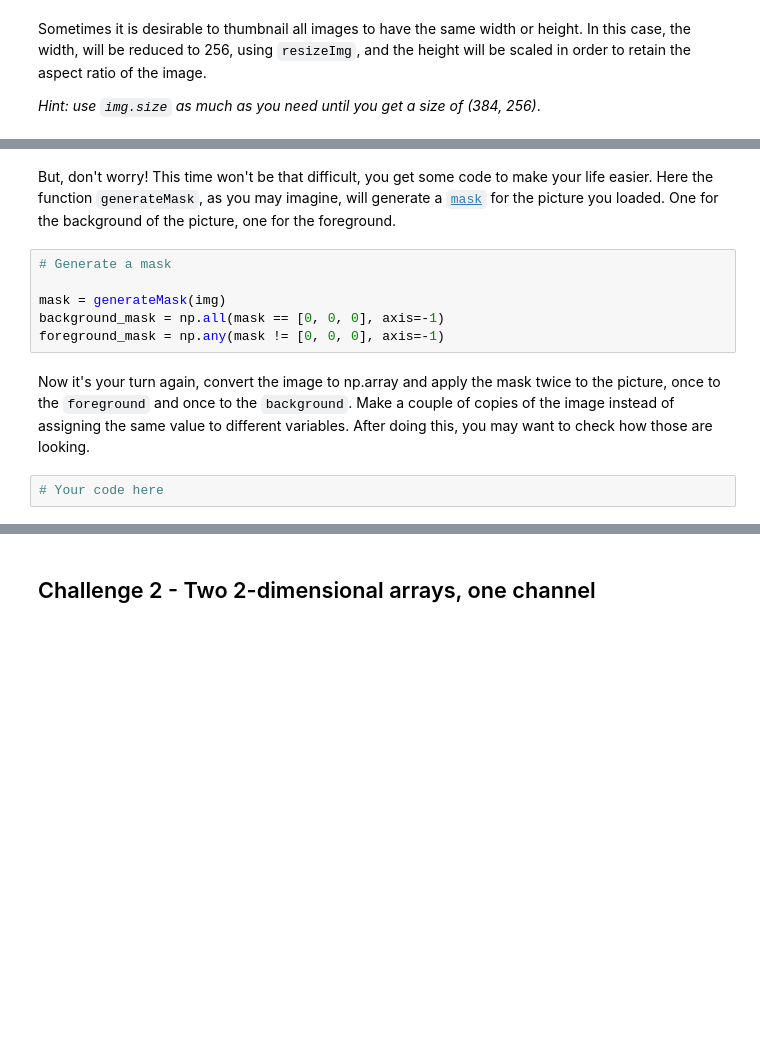
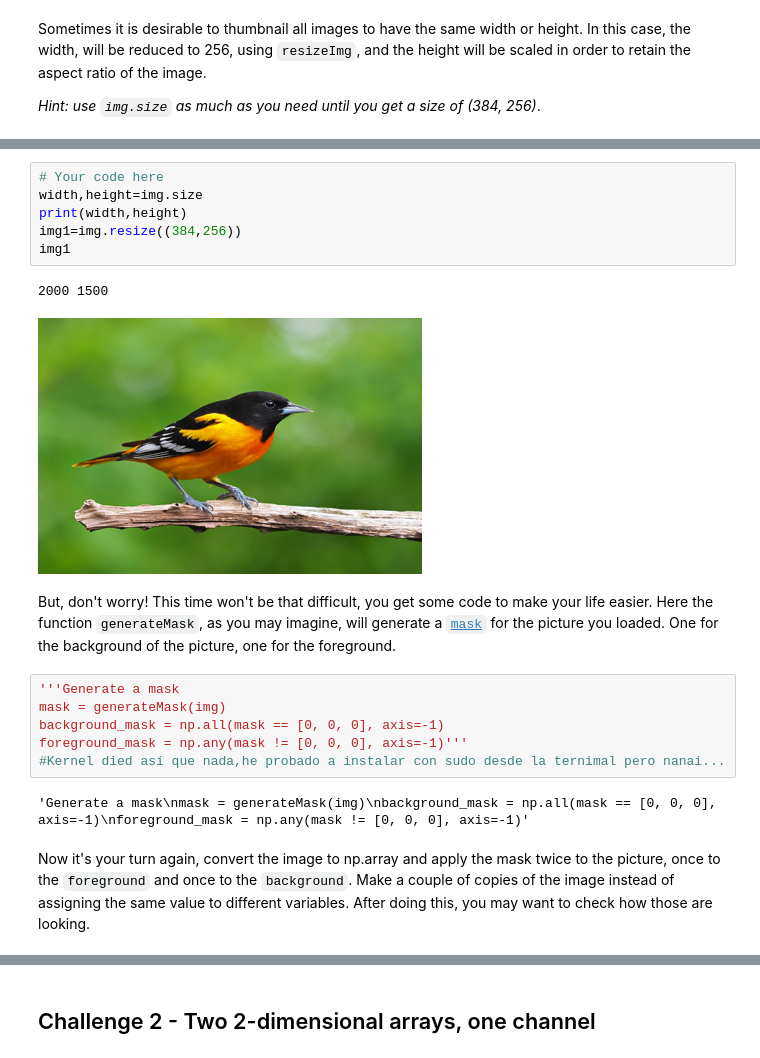
Before and after one commit to blancalluch/ImageSegmentation, a Jupyter notebook: main.ipynb, the cells around one changed output, grey strips where cells are left out. Saved outputs shown, nothing was run; the diff lists cells and outputs as text; blank space fills up the shorter version.

Commit message:
kernel died

```diff
--- a/main.ipynb
+++ b/main.ipynb
@@ -54,13 +60,22 @@ Sometimes it is desirable to thumbnail all images to have the same width or heig
+# %%
+# Your code here
+width,height=img.size
+print(width,height)
+img1=img.resize((384,256))
+img1
+# %% [output]
+2000 1500
+[figure, added]
 # %% [markdown]
 But, don't worry! This time won't be that difficult, you get some code to make your life easier.
 Here the function `generateMask`, as you may imagine, will generate a [`mask`](http://www.xinapse.com/Manual/masking.html) for the picture you loaded. One for the background of the picture, one for the foreground.
 # %%
-# Generate a mask
-
+'''Generate a mask
 mask = generateMask(img)
 background_mask = np.all(mask == [0, 0, 0], axis=-1)
-foreground_mask = np.any(mask != [0, 0, 0], axis=-1)
+foreground_mask = np.any(mask != [0, 0, 0], axis=-1)'''
+#Kernel died así que nada,he probado a instalar con sudo desde la ternimal pero nanai...
+# %% [output]
+'Generate a mask\nmask = generateMask(img)\nbackground_mask = np.all(mask == [0, 0, 0], axis=-1)\nforeground_mask = np.any(mask != [0, 0, 0], axis=-1)'
 # %% [markdown]
 Now it's your turn again, convert the image to np.array and apply the mask twice to the picture, once to the `foreground` and once to the `background`. Make a couple of copies of the image instead of assigning the same value to different variables. After doing this, you may want to check how those are looking.
-# %%
-# Your code here
```
Also changed, not shown: parts of 13 cells of this notebook.
